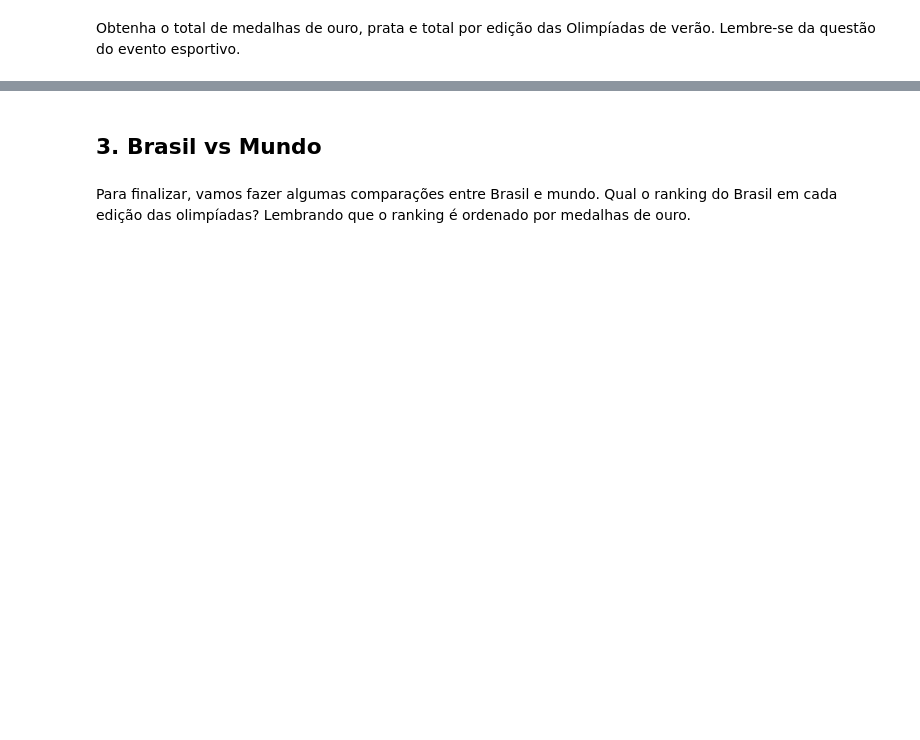
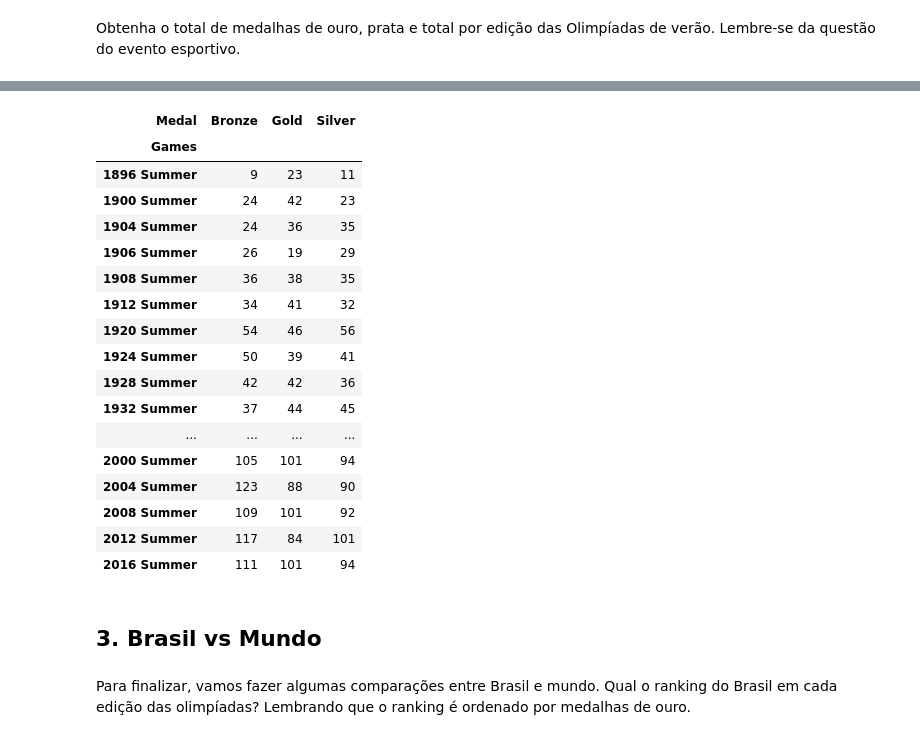
Before and after one commit to pedrobsantana/Projeto-I-Olimpiadas, a Jupyter notebook: Projeto - Pandas.ipynb, the cells around one changed output, grey strips where cells are left out. Drawn from its saved outputs; the diff is of its cells as text; code cells hidden in the pictures; blank space fills up the shorter version.

```diff
--- a/Projeto - Pandas.ipynb
+++ b/Projeto - Pandas.ipynb
@@ -524,2 +601,5 @@ Obtenha a lista de todos os países que já disputaram olimpíadas.
 # %% [markdown]
 Qual atleta foi o maior medalhista (em medalhas totais) da história das olimpíadas de verão?
+# %%
+df_atletas_com_medalhas = df_atletas[df_atletas['Medal'].notna()]
+df_atletas_com_medalhas['Name'].value_counts()
@@ -528,2 +637,6 @@ Qual atleta foi o maior medalhista de ouro da história das olimpíadas de verã
 # %% [markdown]
 Qual país foi o maior medalhista de ouro da história das olimpíadas de verão? Lembre-se da questão do evento esportivo, para não considerar múltiplas medalhas para um mesmo evento (ex: uma equipe de futebol fazendo parecer que mais de 20 medalhas foram distribuídas).
+# %%
+df_atletas_com_medalhas_evento = df_atletas_com_medalhas.drop_duplicates(subset = ['Year','Event'])
+df_atletas_com_medalhas_evento_ouro = df_atletas_com_medalhas_evento [(df_atletas_com_medalhas_evento ['Medal'] == 'Gold')]
+df_atletas_com_medalhas_evento_ouro['NOC'].value_counts()
@@ -532,2 +673,7 @@ Qual país foi o maior medalhista em medalhas totais na história das olimpíada
 # %% [markdown]
 Obtenha o total de medalhas de ouro, prata e total por edição das Olimpíadas de verão. Lembre-se da questão do evento esportivo.
+# %%
+df_medalhas_jogos= pd.DataFrame(df_atletas_com_medalhas_evento.groupby(by = ['Medal'])['Games'].value_counts())
+df_medalhas_jogos.rename(columns = {'Games': 'Total Medals'}, inplace = True)
+df_medalhas_jogos_2 = df_medalhas_jogos.reset_index()
+df_medalhas_jogos_2
@@ -534,3 +694,25 @@ Obtenha o total de medalhas de ouro, prata e total por edição das Olimpíadas
+# %%
+df_medalhas_jogos_novo = pd.pivot(data =df_medalhas_jogos_2, index = 'Games', columns = 'Medal', values = 'Total Medals')
+df_medalhas_jogos_novo
+# %% [output]
+| Medal | Bronze | Gold | Silver |
+| Games |  |  |  |
+| 1896 Summer | 9 | 23 | 11 |
+| 1900 Summer | 24 | 42 | 23 |
+| 1904 Summer | 24 | 36 | 35 |
+| 1906 Summer | 26 | 19 | 29 |
+| 1908 Summer | 36 | 38 | 35 |
+| 1912 Summer | 34 | 41 | 32 |
+| 1920 Summer | 54 | 46 | 56 |
+| 1924 Summer | 50 | 39 | 41 |
+| 1928 Summer | 42 | 42 | 36 |
+| 1932 Summer | 37 | 44 | 45 |
+| ... | ... | ... | ... |
+| 2000 Summer | 105 | 101 | 94 |
+| 2004 Summer | 123 | 88 | 90 |
+| 2008 Summer | 109 | 101 | 92 |
+| 2012 Summer | 117 | 84 | 101 |
+| 2016 Summer | 111 | 101 | 94 |
 # %% [markdown]
 ## 3. Brasil vs Mundo
 # %% [markdown]
```
Also changed, not shown: parts of 20 cells of this notebook.
